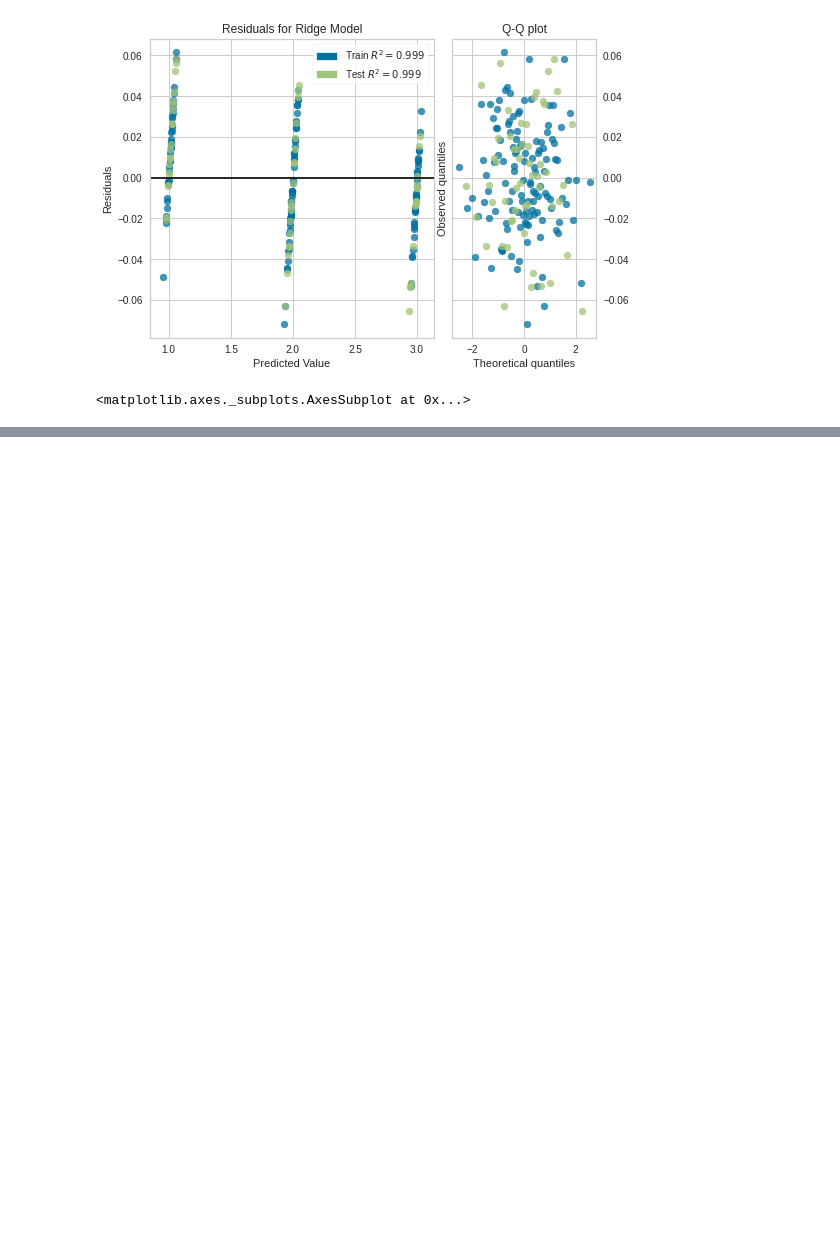
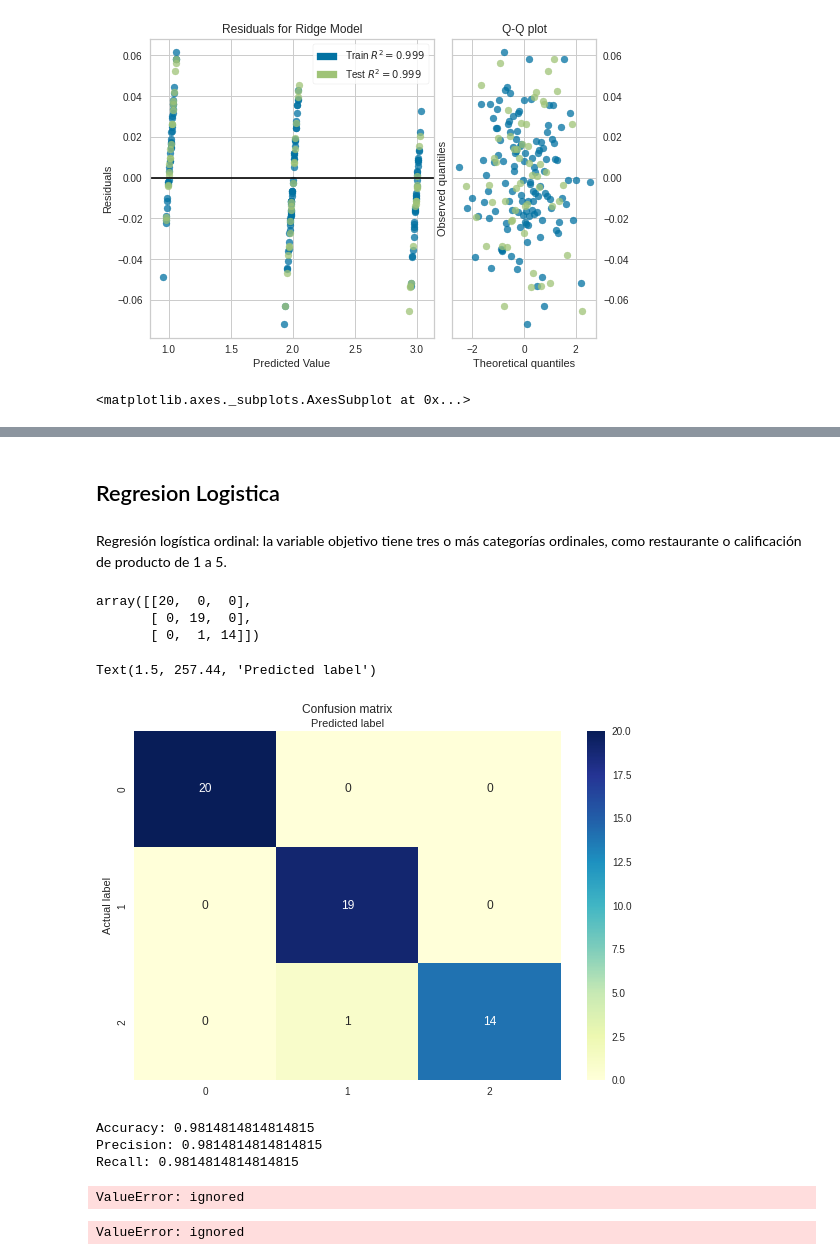
Before and after one commit to JMML2021/Sprint-7.-Algoritmes-d-aprenentatge-supervisat-Classificaci-, a Jupyter notebook: Sprint_7_Algoritmes_d’aprenentatge_supervisat_Classificacio.ipynb, the cells around one changed output, grey strips where cells are left out. Drawn from its saved outputs; the diff is of its cells as text; code cells hidden in the pictures; blank space fills up the shorter version.

```diff
--- a/Sprint_7_Algoritmes_d’aprenentatge_supervisat_Classificacio.ipynb
+++ b/Sprint_7_Algoritmes_d’aprenentatge_supervisat_Classificacio.ipynb
@@ -610,8 +616,11 @@ def report_best_scores(results, n_top=3):
 from scipy.stats import uniform, randint
 from sklearn.model_selection import cross_val_score, GridSearchCV, KFold, RandomizedSearchCV, train_test_split
 
+xgb_model = xgb.XGBRegressor(objective="reg:squarederror", random_state=42)
 
-xgb_model = xgb.XGBRegressor()
+#regressor = XGBRegressor(tree_method='gpu_hist', random_state=0, objective='reg:squarederror')
+#regressor.fit(X_train, y_train)
+#xgb_model = xgb.XGBRegressor()
 
 params = {
     "colsample_bytree": uniform(0.7, 0.3),
@@ -654 +650,26 @@ Mean validation score: 0.999 (std: 0.001)
 Parameters: {'colsample_bytree': 0.9248848696025762, 'gamma': 0.01523607636679708, 'learning_rate': 0.290164494322417, 'max_depth': 3, 'n_estimators': 134, 'subsample': 0.758865533001633}
+# %% [markdown]
+## Regresion Logistica
+# %% [markdown]
+Regresión logística ordinal: la variable objetivo tiene tres o más categorías ordinales, como restaurante o calificación de producto de 1 a 5.
+# %%
+# import the class
+from sklearn.linear_model import LogisticRegression
+
+# instantiate the model (using the default parameters)
+logreg = LogisticRegression()
+
+# fit the model with data
+logreg.fit(X_train,y_train)
+
+#
+y_pred=logreg.predict(X_test)
+# %%
+# import the metrics class
+from sklearn import metrics
+cnf_matrix = metrics.confusion_matrix(y_test, y_pred)
+cnf_matrix
+# %% [output]
+array([[20,  0,  0],
+       [ 0, 19,  0],
+       [ 0,  1, 14]])
@@ -654,0 +682,49 @@ Parameters: {'colsample_bytree': 0.9248848696025762, 'gamma': 0.0152360763667970
+# %%
+class_names=[0,1] # name  of classes
+fig, ax = plt.subplots()
+tick_marks = np.arange(len(class_names))
+plt.xticks(tick_marks, class_names)
+plt.yticks(tick_marks, class_names)
+# create heatmap
+sns.heatmap(pd.DataFrame(cnf_matrix), annot=True, cmap="YlGnBu" ,fmt='g')
+ax.xaxis.set_label_position("top")
+plt.tight_layout()
+plt.title('Confusion matrix', y=1.1)
+plt.ylabel('Actual label')
+plt.xlabel('Predicted label')
+plt.Text(1.5,257.44,'Predicted label')
+# %% [output]
+Text(1.5, 257.44, 'Predicted label')
+[figure, added]
+# %%
+print("Accuracy:",metrics.accuracy_score(y_test, y_pred))
+print("Precision:",metrics.precision_score(y_test, y_pred, average='micro'))
+print("Recall:",metrics.recall_score(y_test, y_pred, average='micro'))
+# %% [output]
+Accuracy: 0.9814814814814815
+Precision: 0.9814814814814815
+Recall: 0.9814814814814815
+# %%
+
+
+employees_df["Age"]=employees_df["Age"].apply(str)
+
+
+y_pred_proba = logreg.predict_proba(X_test)[::,1]
+fpr, tpr, _ = metrics.roc_curve(y_test,  y_pred_proba)
+auc = metrics.roc_auc_score(y_test, y_pred_proba)
+plt.plot(fpr,tpr,label="data 1, auc="+str(auc))
+plt.legend(loc=4)
+plt.show()
+# %% [output]
+ValueError: ignored
+# %%
+
+
+
+
+y_pred_proba = logreg.predict_proba(X_test)[::,1]
+
+acc = metrics.accuracy_score(y_test, y_pred_proba)# To know the accuracy
+# %% [output]
+ValueError: ignored
```
Also changed, not shown: parts of 13 cells of this notebook.
